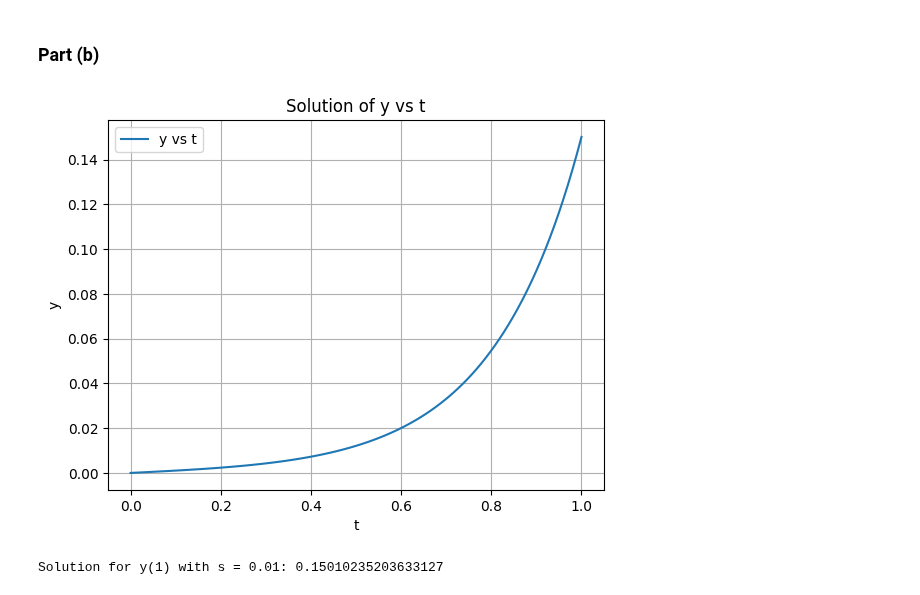
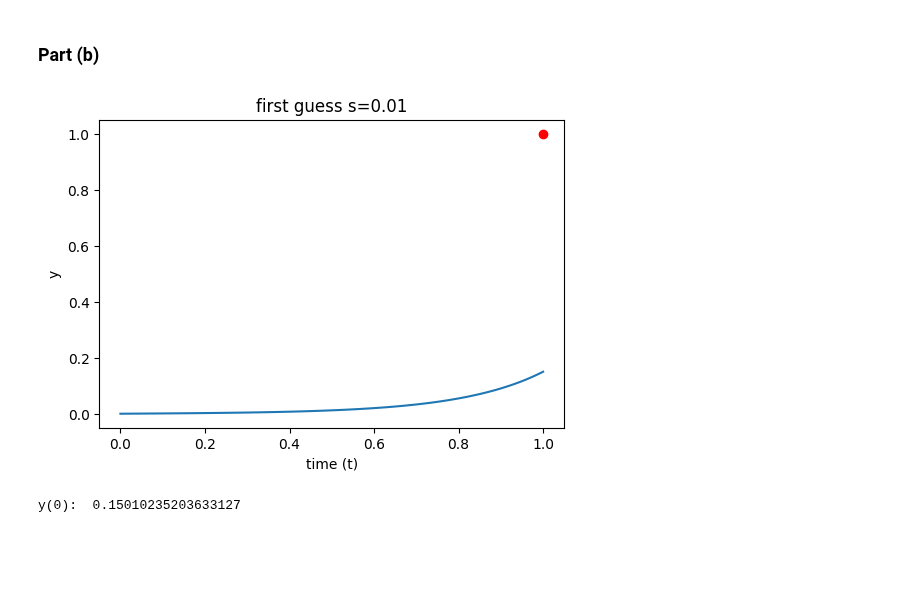
Before and after one commit to Mani0237/Prelims, a Jupyter notebook: 2023_fall/Q3-200973108/3_sachin.ipynb, the cells around one changed output. Saved outputs shown, nothing was run; the diff lists cells and outputs as text; code cells hidden in the pictures; blank space fills up the shorter version.

```diff
--- a/2023_fall/Q3-200973108/3_sachin.ipynb
+++ b/2023_fall/Q3-200973108/3_sachin.ipynb
@@ -6,7 +7,3 @@ from scipy.integrate import solve_ivp
-# %%
-# defining the function
-def f(y):
-    return 5 * np.sinh(5*y)
 # %% [markdown]
 ### Part (a)
 # %% [markdown]
@@ -19,44 +16,29 @@ $$
 $$
 # %% [markdown]
 ### Part (b)
-# %%
-# Define the system of first-order ODEs
-def ode(t, y, lam):
-    dydt = y[1]
-    dzdt = lam * np.sinh(lam * y[0])
-    return [dydt, dzdt]
-
-# Define parameters
-lam = 5.0
-s = 0.01
-
-# Define time span
-t_span = [0, 1]
-
-# Initial conditions
-y0 = 0
-z0 = s
-u0 = [y0, z0]
-
-# Solve the IVP
-sol = solve_ivp(lambda t, y: ode(t, y, lam), t_span, u0, method='RK45', t_eval=np.linspace(0, 1, 100))
-
-# Extracting time and y values
-t_values = sol.t
-y_values = sol.y[0]
-
-# Plot y vs t
-plt.plot(t_values, y_values, label='y vs t')
-plt.xlabel('t')
-plt.ylabel('y')
-plt.title('Solution of y vs t')
-plt.grid(True)
-plt.legend()
-plt.show()
-
-# Report y(1)
-y_at_1 = sol.y[0][-1]
-print("Solution for y(1) with s = 0.01:", y_at_1)
-# %% [output]
-[figure, removed]
-Solution for y(1) with s = 0.01: 0.15010235203633127
+# %%
+# Define the differential equation function F(t, s)
+def F(t, s):
+    y, v = s  # Extracting the variables y and v from the state vector s
+    dydt = v
+    dvdt = 5 * np.sinh(5 * y)
+    return [dydt, dvdt]
+
+t_span = np.linspace(0, 1, 100)
+y0 = 0
+z0 = 0.01
+t_eval = np.linspace(0, 1, 100)
+sol = solve_ivp(F, [0, 1], [y0, z0], t_eval = t_eval)
+
+plt.figure(figsize=(6, 4))
+plt.plot(sol.t, sol.y[0])
+plt.plot(1, 1, 'ro')
+plt.xlabel('time (t)')
+plt.ylabel('y')
+plt.title(f'first guess s={z0}')
+plt.show()
+
+print("y(0): ", sol.y[0][-1])
+# %% [output]
+[figure, added]
+y(0):  0.15010235203633127
```
Also changed, not shown: parts of 5 cells of this notebook.
